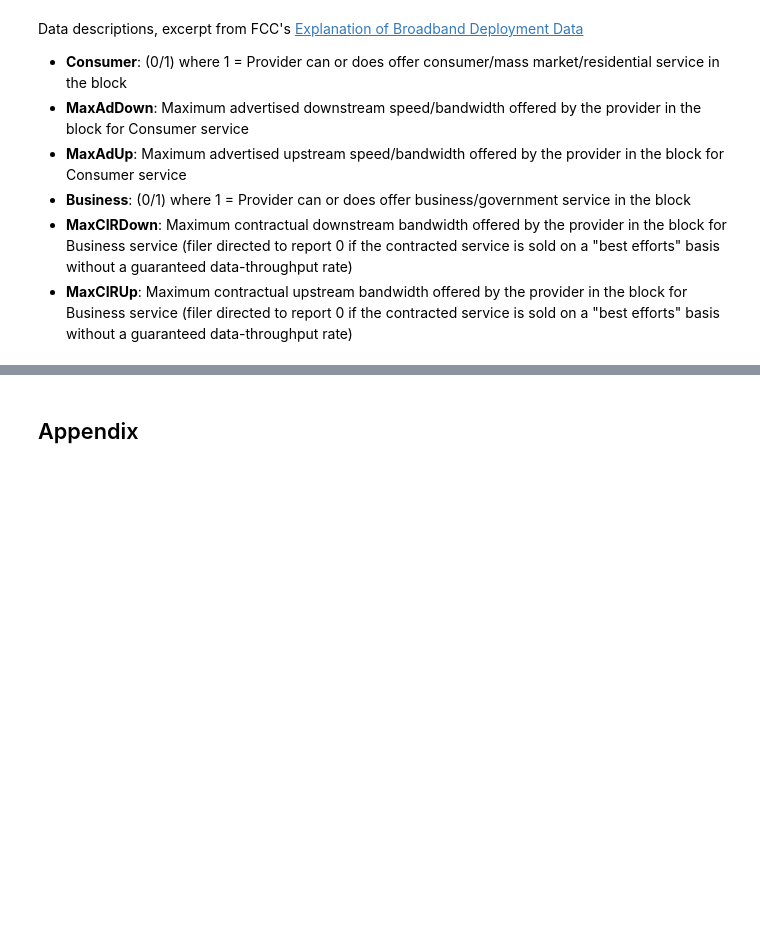
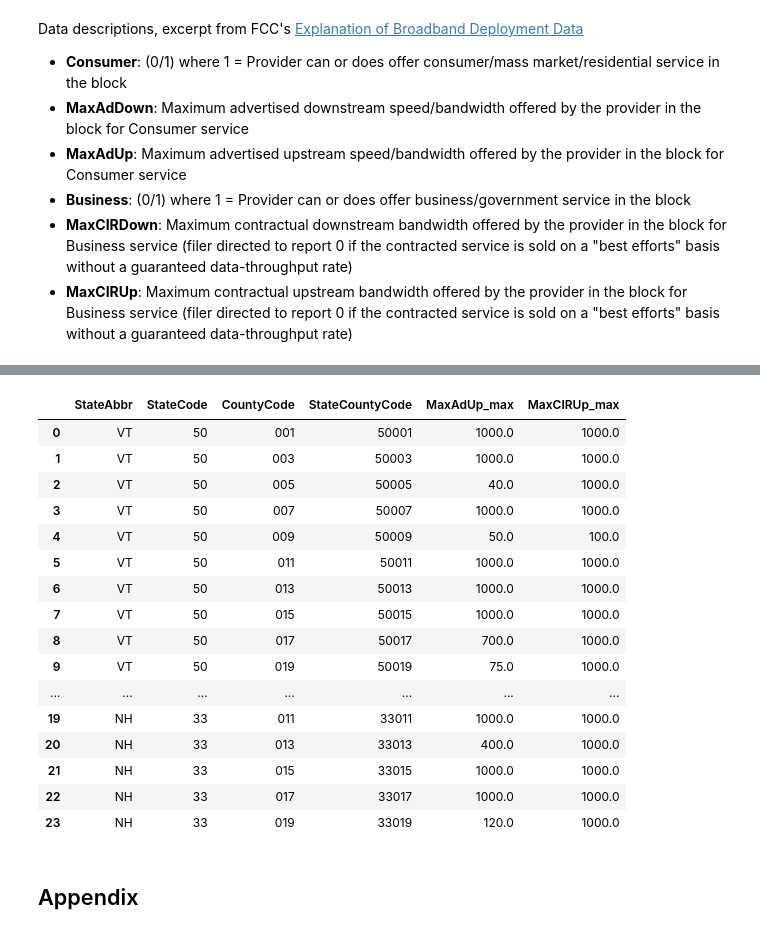
Before and after one commit to carterstowell/play, a Jupyter notebook: broadband-by-county.ipynb, the cells around one changed output, grey strips where cells are left out. Cells and saved outputs as stored; diff of their text form; code cells hidden in the pictures; blank space fills up the shorter version.

```diff
--- a/broadband-by-county.ipynb
+++ b/broadband-by-county.ipynb
@@ -272,0 +285,9 @@ nhco.head(30)
+# %%
+# flatten hierarchical column index
+# combine/join MultiIndex column names into one Index
+vt_uploads.columns = ['_'.join(col).strip() for col in vt_uploads.columns.values]
+nh_uploads.columns = ['_'.join(col).strip() for col in nh_uploads.columns.values]
+# %%
+# flatten hierarchical row index
+vt_uploads = vt_uploads.reset_index()
+nh_uploads = nh_uploads.reset_index()
@@ -273,3 +326,26 @@ nhco.head(30)
+# %%
+# combine VT and NH into one dataframe
+output = pd.merge(vt_uploads, nh_uploads, how='outer')
+# %%
+output
+# %% [output]
+|  | StateAbbr | StateCode | CountyCode | StateCountyCode | MaxAdUp_max | MaxCIRUp_max |
+| 0 | VT | 50 | 001 | 50001 | 1000.0 | 1000.0 |
+| 1 | VT | 50 | 003 | 50003 | 1000.0 | 1000.0 |
+| 2 | VT | 50 | 005 | 50005 | 40.0 | 1000.0 |
+| 3 | VT | 50 | 007 | 50007 | 1000.0 | 1000.0 |
+| 4 | VT | 50 | 009 | 50009 | 50.0 | 100.0 |
+| 5 | VT | 50 | 011 | 50011 | 1000.0 | 1000.0 |
+| 6 | VT | 50 | 013 | 50013 | 1000.0 | 1000.0 |
+| 7 | VT | 50 | 015 | 50015 | 1000.0 | 1000.0 |
+| 8 | VT | 50 | 017 | 50017 | 700.0 | 1000.0 |
+| 9 | VT | 50 | 019 | 50019 | 75.0 | 1000.0 |
+| ... | ... | ... | ... | ... | ... | ... |
+| 19 | NH | 33 | 011 | 33011 | 1000.0 | 1000.0 |
+| 20 | NH | 33 | 013 | 33013 | 400.0 | 1000.0 |
+| 21 | NH | 33 | 015 | 33015 | 1000.0 | 1000.0 |
+| 22 | NH | 33 | 017 | 33017 | 1000.0 | 1000.0 |
+| 23 | NH | 33 | 019 | 33019 | 120.0 | 1000.0 |
 # %% [markdown]
 ## Appendix
 # %% [markdown]
```
Also changed, not shown: parts of 34 cells of this notebook.
